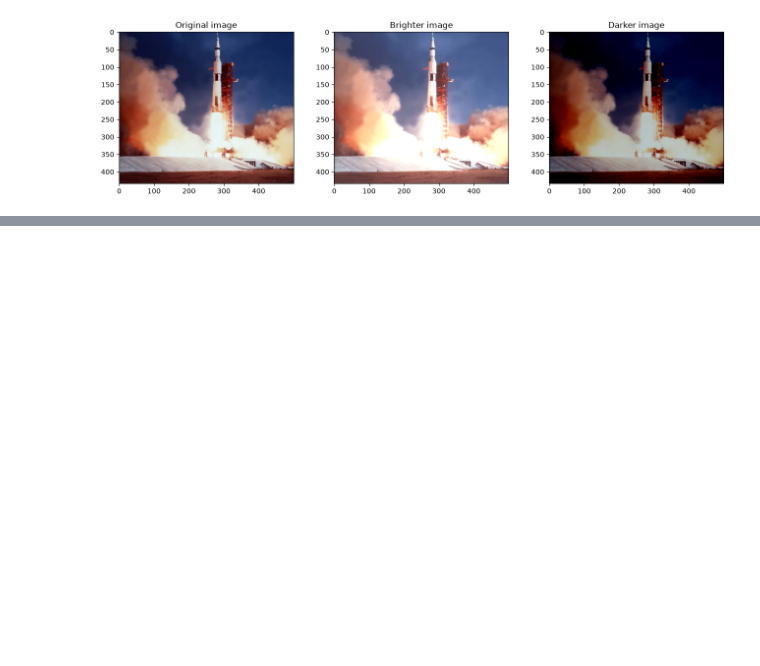
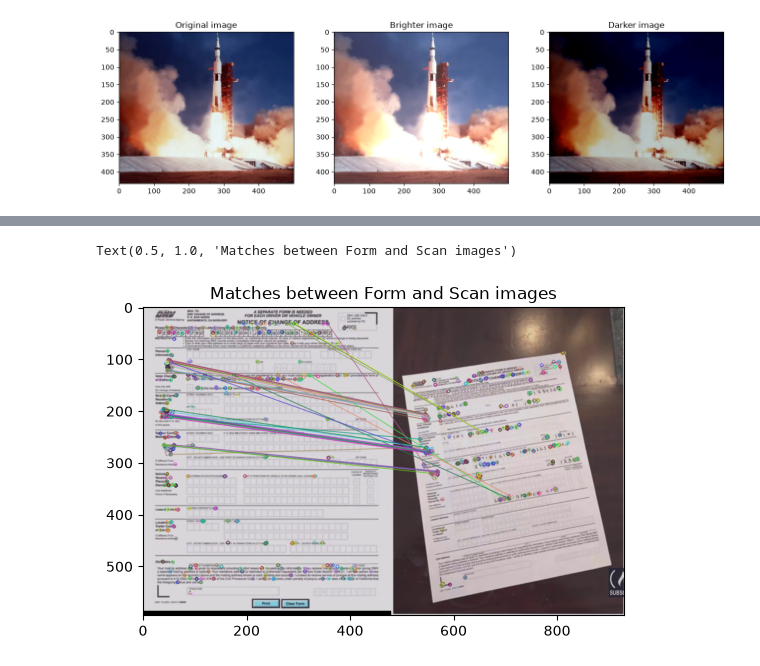
Before and after one commit to MHMD1SMH/Computer_Vision, a Jupyter notebook: OpenCV/Open_CV.ipynb, the cells around one changed output, grey strips where cells are left out. Saved outputs shown, nothing was run; the diff lists cells and outputs as text; code cells hidden in the pictures; blank space fills up the shorter version.

```diff
--- a/OpenCV/Open_CV.ipynb
+++ b/OpenCV/Open_CV.ipynb
@@ -112,0 +147,7 @@ Text(0.5, 1.0, 'Darker image')
+# %%
+im_matches = cv2.drawMatches(im1, keypoints1, im2, keypoints2, matches, None)
+plt.figure(figsize=(16,4))
+plt.imshow(im_matches);plt.title('Matches between Form and Scan images')
+# %% [output]
+Text(0.5, 1.0, 'Matches between Form and Scan images')
+[figure, added]
```
Also changed, not shown: parts of 16 cells of this notebook, 1 other file.
